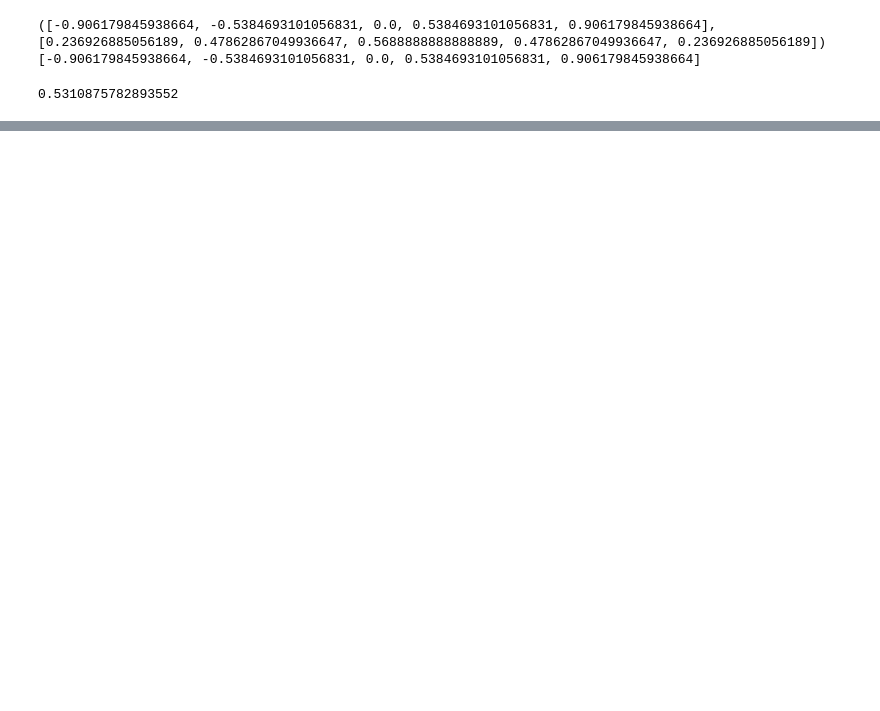
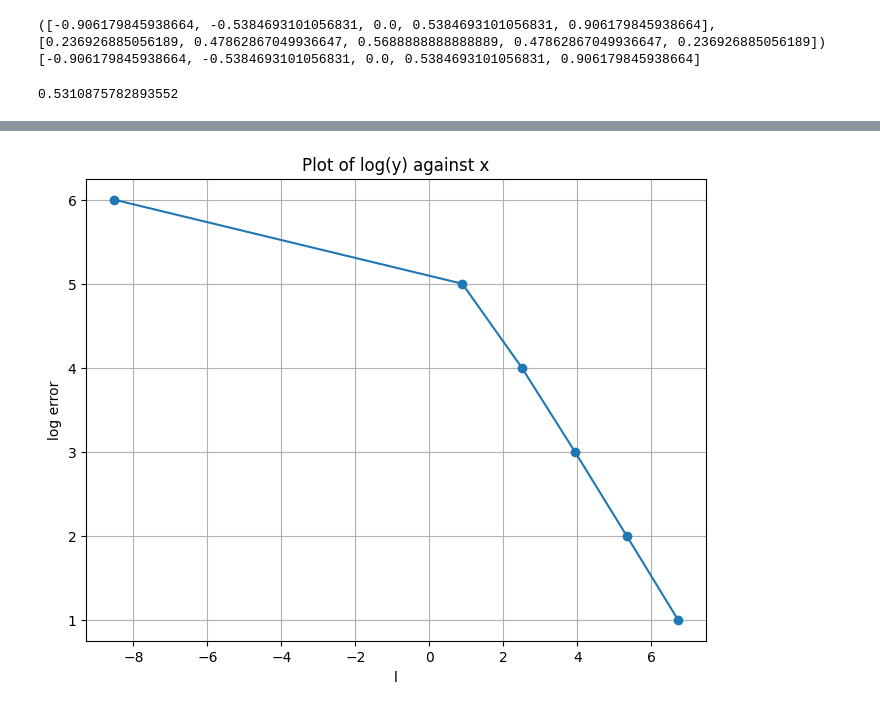
Before and after one commit to weiyuanoh/FYP, a Jupyter notebook: Main.ipynb, the cells around one changed output, grey strips where cells are left out. Drawn from its saved outputs; the diff is of its cells as text; code cells hidden in the pictures; blank space fills up the shorter version.

```diff
--- a/Main.ipynb
+++ b/Main.ipynb
@@ -122,4 +143,0 @@ $\displaystyle 0.249752016058062$
-# %%
-sum = 0
-for i in ijlist:
-    ci_phi = ci[i] *
@@ -125,0 +187,9 @@ for i in ijlist:
+# %%
+def approx_new(ijlist, c, F_empty):
+    approx_new = 0
+    for i in ijlist :
+        prod = c[i] * F_empty[i]
+        approx_new = approx_new + prod
+    return approx_new
+
+approx_new(ijlist = ijlist, c = inv(matrix, F_empty), F_empty=F_empty)
@@ -125,0 +198,21 @@ for i in ijlist:
+# %%
+l_list = list(range(1,7))
+actual = 0.8146667469752307150832322052886988912830918541856065230483542943
+def error_l():
+    errors = []
+
+    for l in l_list:
+        A = gl.matrix(ijlist=ijlist, matrix=sp.zeros(dim, dim), n1=n1, l=l, xlist=x_list)
+        F = finding_F()
+        c = inv(matrix=A, F_empty=F)
+        approximation = approx_new(ijlist=ijlist, c=c, F_empty=F)
+        error = actual - approximation
+        errors.append({'l': l, 'error': error})
+
+    # Convert the list of errors to a DataFrame
+    df_errors = pd.DataFrame(errors)
+    return df_errors
+dataframe = error_l()
+# %%
+dataframe['log error'] = np.log(abs(dataframe['error']).astype('float'))
+dataframe
@@ -125,0 +227,10 @@ for i in ijlist:
+# %%
+plt.figure(figsize=(8, 6))
+plt.plot(dataframe['log error'], dataframe['l'], marker='o', linestyle='-')
+plt.xlabel('l')
+plt.ylabel('log error')
+plt.title('Plot of log(y) against x')
+plt.grid(True)
+plt.show()
+# %% [output]
+[figure, added]
```
Also changed, not shown: parts of 11 cells of this notebook.
